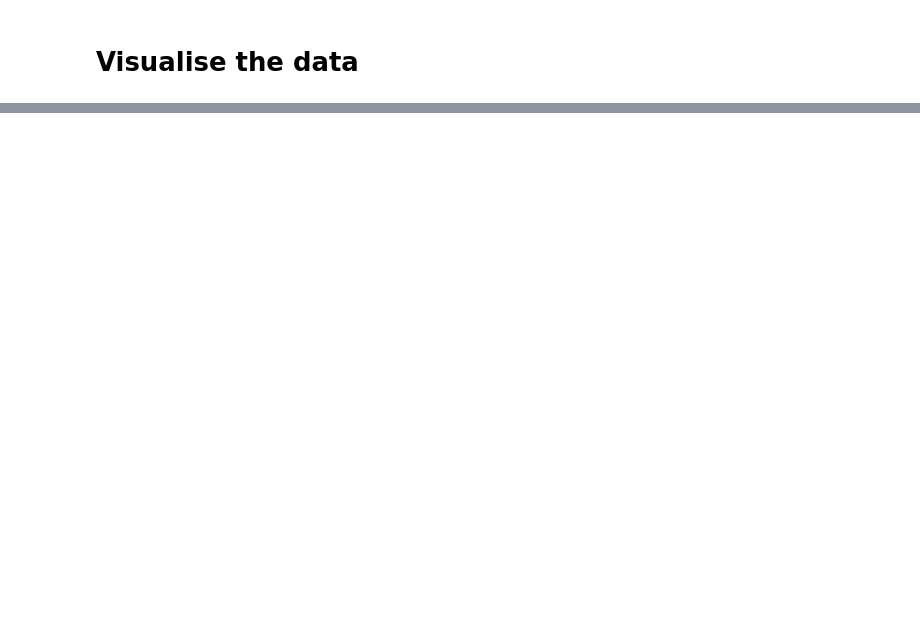
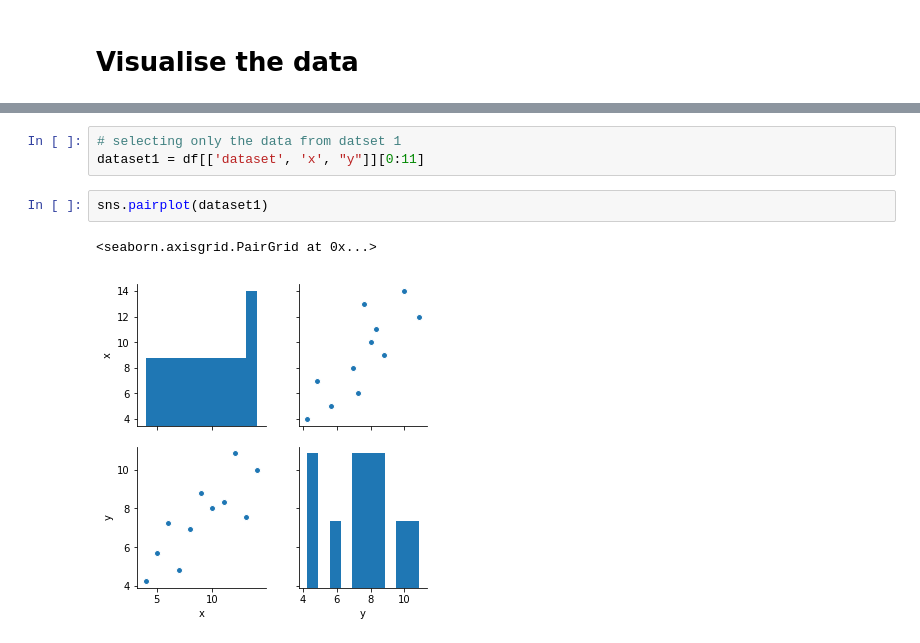
Before and after one commit to lindamonaghan/Anscombe-s_quartet_dataset, a Jupyter notebook: Anscombe’s Quartet Dataset.ipynb, the cells around one changed output, grey strips where cells are left out. Saved outputs shown, nothing was run; the diff lists cells and outputs as text; blank space fills up the shorter version.

```diff
--- a/Anscombe’s Quartet Dataset.ipynb
+++ b/Anscombe’s Quartet Dataset.ipynb
@@ -50,0 +67,8 @@ NameError: name 'df' is not defined
+# %%
+# selecting only the data from datset 1
+dataset1 = df[['dataset', 'x', "y"]][0:11]
+# %%
+sns.pairplot(dataset1)
+# %% [output]
+<seaborn.axisgrid.PairGrid at 0x...>
+[figure, added]
```
Also changed, not shown: parts of 30 cells of this notebook.
